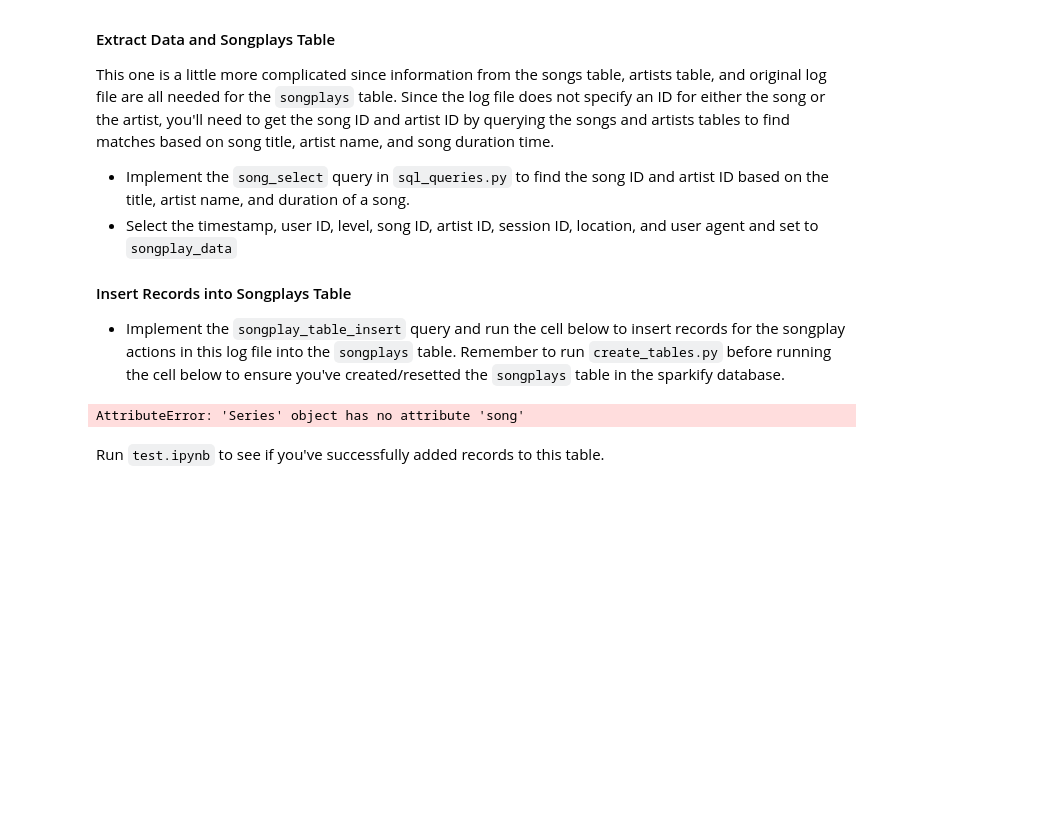
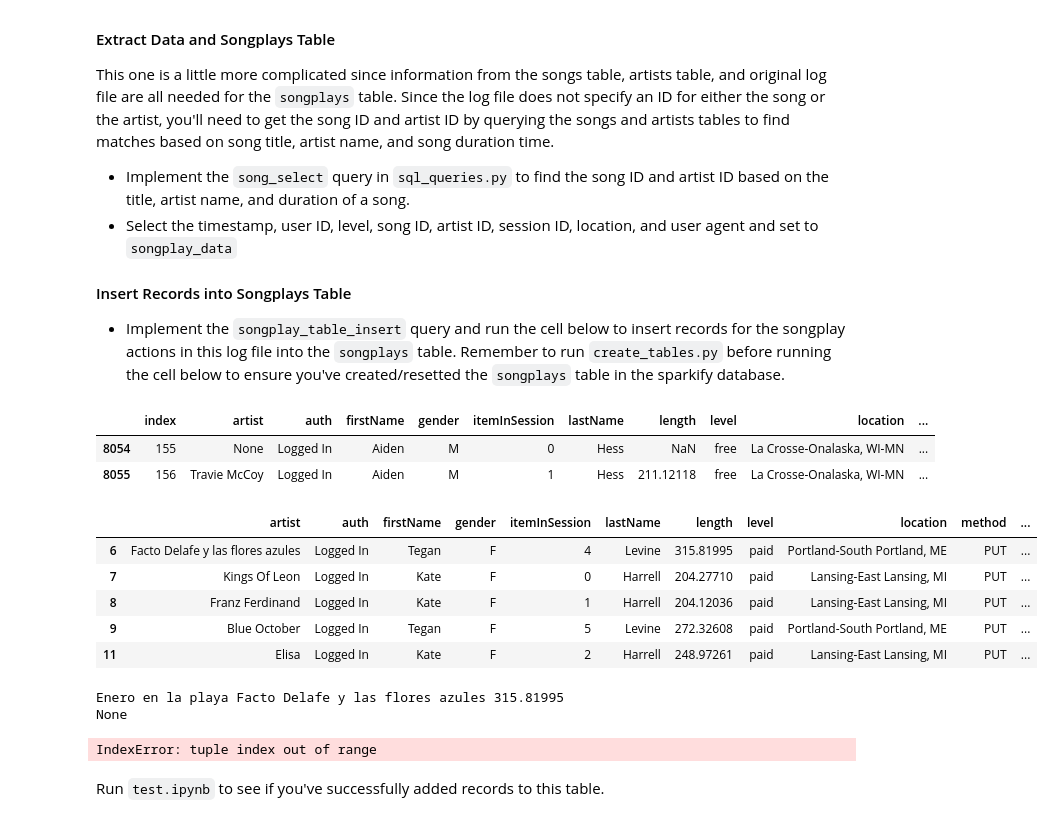
Before and after one commit to GabrielSGoncalves/udacity_data_engineering_project1, a Jupyter notebook: etl.ipynb, the cells around one changed output. Cells and saved outputs as stored; diff of their text form; code cells hidden in the pictures; blank space fills up the shorter version.

```diff
--- a/etl.ipynb
+++ b/etl.ipynb
@@ -323,3 +327,11 @@ This one is a little more complicated since information from the songs table, ar
 
 #### Insert Records into Songplays Table
 - Implement the `songplay_table_insert` query and run the cell below to insert records for the songplay actions in this log file into the `songplays` table. Remember to run `create_tables.py` before running the cell below to ensure you've created/resetted the `songplays` table in the sparkify database.
+# %%
+df_log.reset_index().tail(2)
+# %% [output]
+|  | index | artist | auth | firstName | gender | itemInSession | lastName | length | level | location | ... |
+| 8054 | 155 | None | Logged In | Aiden | M | 0 | Hess | NaN | free | La Crosse-Onalaska, WI-MN | ... |
+| 8055 | 156 | Travie McCoy | Logged In | Aiden | M | 1 | Hess | 211.12118 | free | La Crosse-Onalaska, WI-MN | ... |
+# %%
+df = df_log[df_log['page'] == 'NextSong'].copy()
@@ -326,10 +363,20 @@ This one is a little more complicated since information from the songs table, ar
+# %%
+df.head()
+# %% [output]
+|  | artist | auth | firstName | gender | itemInSession | lastName | length | level | location | method | ... |
+| 6 | Facto Delafe y las flores azules | Logged In | Tegan | F | 4 | Levine | 315.81995 | paid | Portland-South Portland, ME | PUT | ... |
+| 7 | Kings Of Leon | Logged In | Kate | F | 0 | Harrell | 204.27710 | paid | Lansing-East Lansing, MI | PUT | ... |
+| 8 | Franz Ferdinand | Logged In | Kate | F | 1 | Harrell | 204.12036 | paid | Lansing-East Lansing, MI | PUT | ... |
+| 9 | Blue October | Logged In | Tegan | F | 5 | Levine | 272.32608 | paid | Portland-South Portland, ME | PUT | ... |
+| 11 | Elisa | Logged In | Kate | F | 2 | Harrell | 248.97261 | paid | Lansing-East Lansing, MI | PUT | ... |
 # %%
 for index, row in df.iterrows():
+    print(row.song, row.artist, row.length)
 
     # get songid and artistid from song and artist tables
     cur.execute(song_select, (row.song, row.artist, row.length))
     results = cur.fetchone()
-
+    print (results)
     if results:
         songid, artistid = results
     else:
@@ -340,7 +387,9 @@ for index, row in df.iterrows():
     cur.execute(songplay_table_insert, songplay_data)
     conn.commit()
 # %% [output]
-AttributeError: 'Series' object has no attribute 'song'
+Enero en la playa Facto Delafe y las flores azules 315.81995
+None
+IndexError: tuple index out of range
 # %% [markdown]
 Run `test.ipynb` to see if you've successfully added records to this table.
 # %% [markdown]
```
Also changed, not shown: parts of 11 cells of this notebook, 2 other files.
